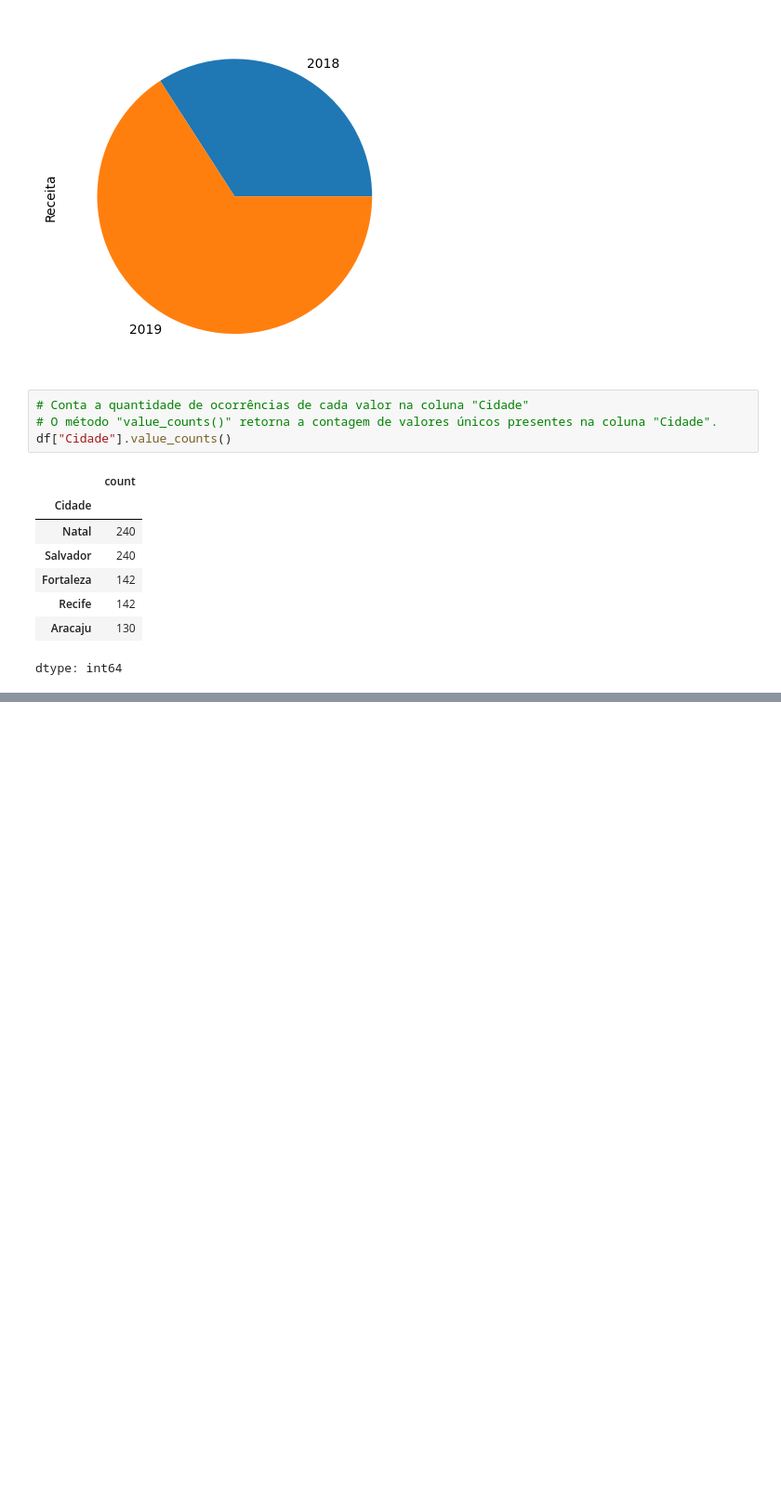
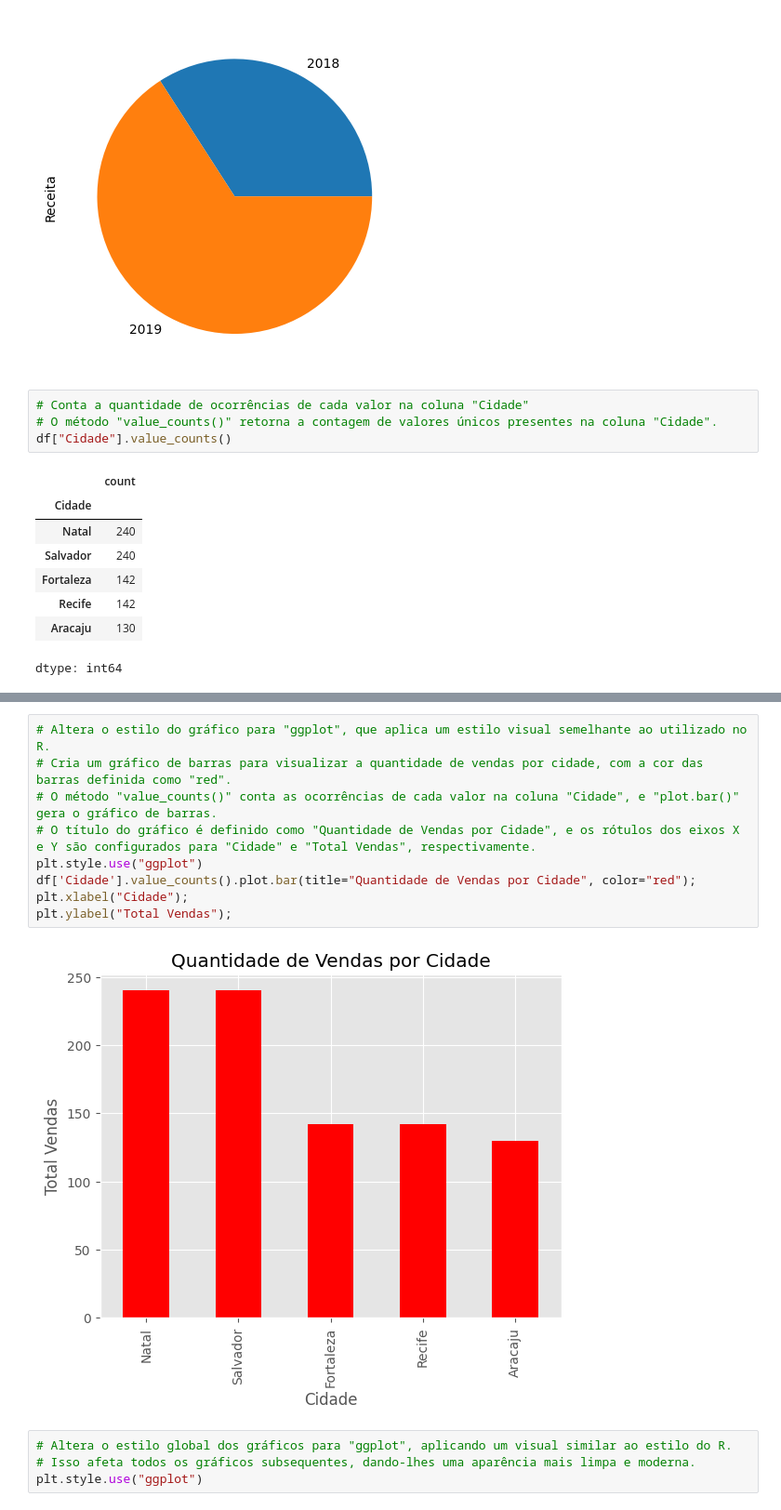
Before and after one commit to AleLucasG/Analise_Dados_Python_Pandas, a Jupyter notebook: Aulas/Aula04_Vizualizacao_Dados.ipynb, the cells around one changed output, grey strips where cells are left out. Shown at 93% size. Saved outputs shown, nothing was run; the diff lists cells and outputs as text; blank space fills up the shorter version.

```diff
--- a/Aulas/Aula04_Vizualizacao_Dados.ipynb
+++ b/Aulas/Aula04_Vizualizacao_Dados.ipynb
@@ -225,0 +247,15 @@ dtype: int64
+# %%
+# Altera o estilo do gráfico para "ggplot", que aplica um estilo visual semelhante ao utilizado no R.
+# Cria um gráfico de barras para visualizar a quantidade de vendas por cidade, com a cor das barras definida como "red".
+# O método "value_counts()" conta as ocorrências de cada valor na coluna "Cidade", e "plot.bar()" gera o gráfico de barras.
+# O título do gráfico é definido como "Quantidade de Vendas por Cidade", e os rótulos dos eixos X e Y são configurados para "Cidade" e "Total Vendas", respectivamente.
+plt.style.use("ggplot")
+df['Cidade'].value_counts().plot.bar(title="Quantidade de Vendas por Cidade", color="red");
+plt.xlabel("Cidade");
+plt.ylabel("Total Vendas");
+# %% [output]
+[figure, added]
+# %%
+# Altera o estilo global dos gráficos para "ggplot", aplicando um visual similar ao estilo do R.
+# Isso afeta todos os gráficos subsequentes, dando-lhes uma aparência mais limpa e moderna.
+plt.style.use("ggplot")
```
Also changed, not shown: parts of 15 cells of this notebook.
